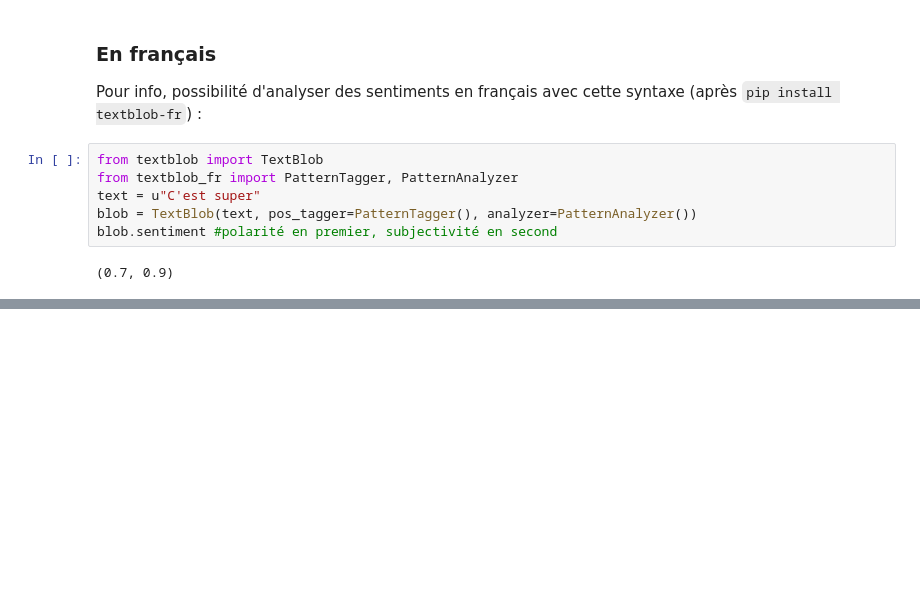
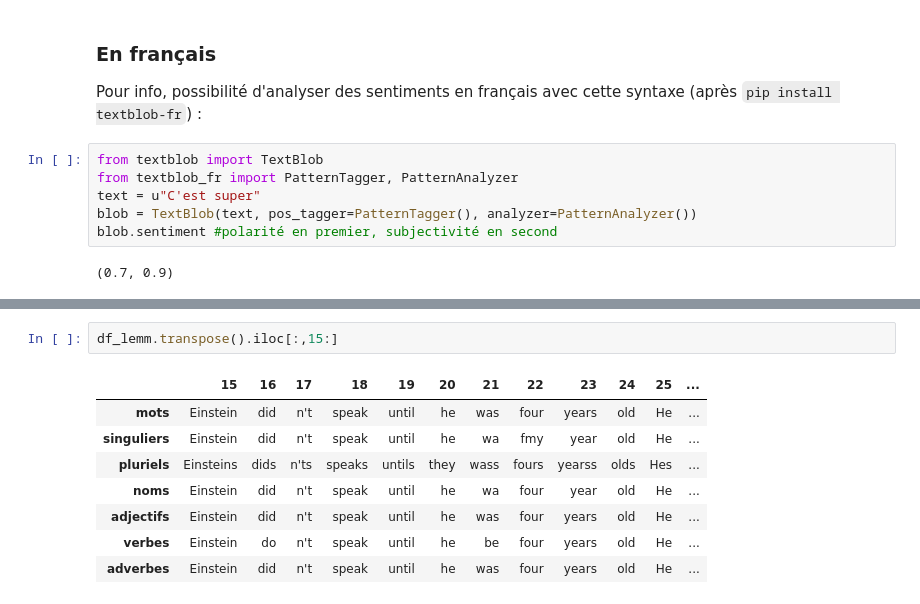
Before and after one commit to louiskuhn/IA-P2-Euskadi, a Jupyter notebook: Ressources/Machine Learning/NLP/4. NLP_analyse_sentiments.ipynb, the cells around one changed output, grey strips where cells are left out. Cells and saved outputs as stored; diff of their text form; blank space fills up the shorter version.

```diff
--- a/Ressources/Machine Learning/NLP/4. NLP_analyse_sentiments.ipynb
+++ b/Ressources/Machine Learning/NLP/4. NLP_analyse_sentiments.ipynb
@@ -251,0 +318,11 @@ blob.sentiment #polarité en premier, subjectivité en second
+# %%
+df_lemm.transpose().iloc[:,15:]
+# %% [output]
+|  | 15 | 16 | 17 | 18 | 19 | 20 | 21 | 22 | 23 | 24 | 25 | ... |
+| mots | Einstein | did | n't | speak | until | he | was | four | years | old | He | ... |
+| singuliers | Einstein | did | n't | speak | until | he | wa | fmy | year | old | He | ... |
+| pluriels | Einsteins | dids | n'ts | speaks | untils | they | wass | fours | yearss | olds | Hes | ... |
+| noms | Einstein | did | n't | speak | until | he | wa | four | year | old | He | ... |
+| adjectifs | Einstein | did | n't | speak | until | he | was | four | years | old | He | ... |
+| verbes | Einstein | do | n't | speak | until | he | be | four | years | old | He | ... |
+| adverbes | Einstein | did | n't | speak | until | he | was | four | years | old | He | ... |
```
Also changed, not shown: parts of 11 cells of this notebook, 5 other files.
